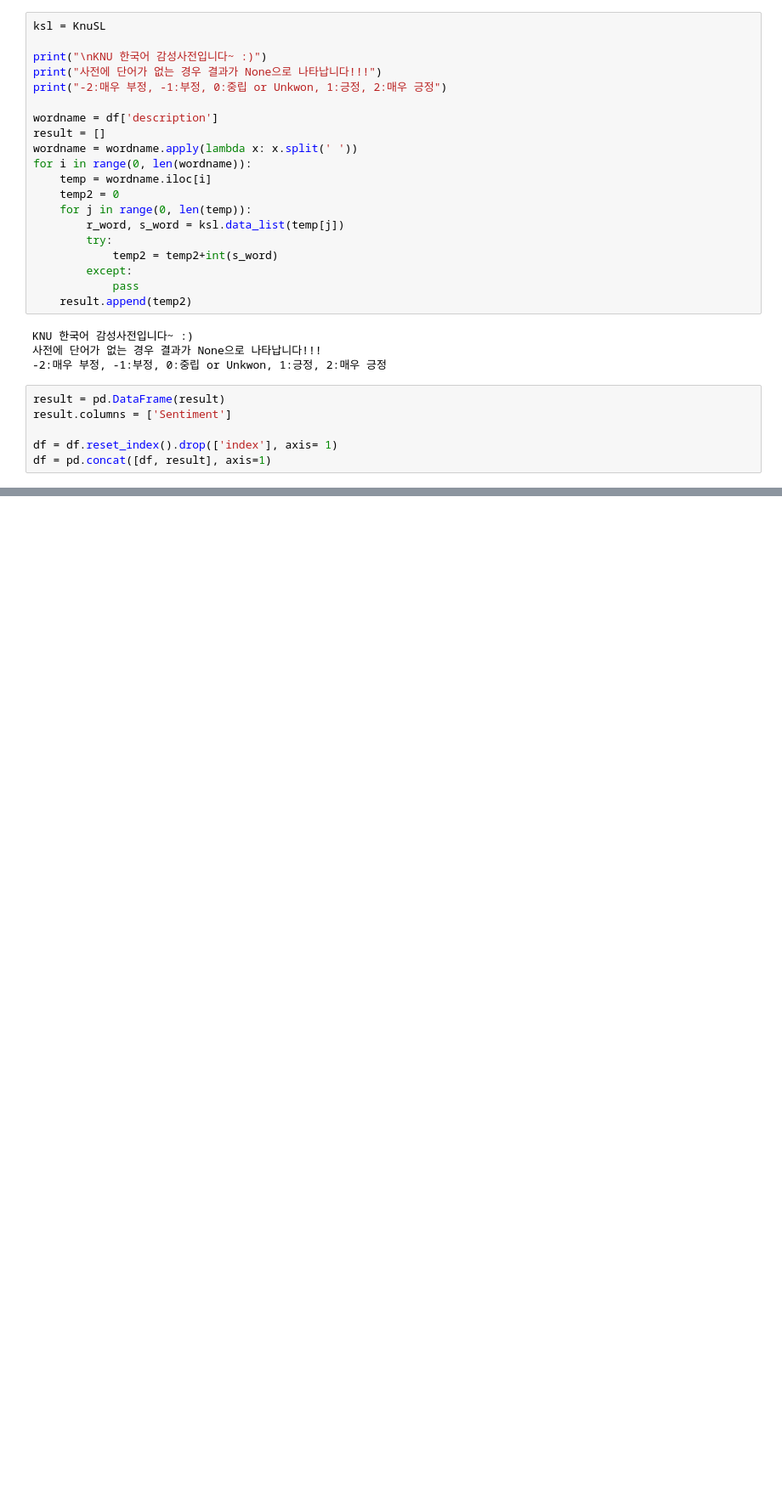
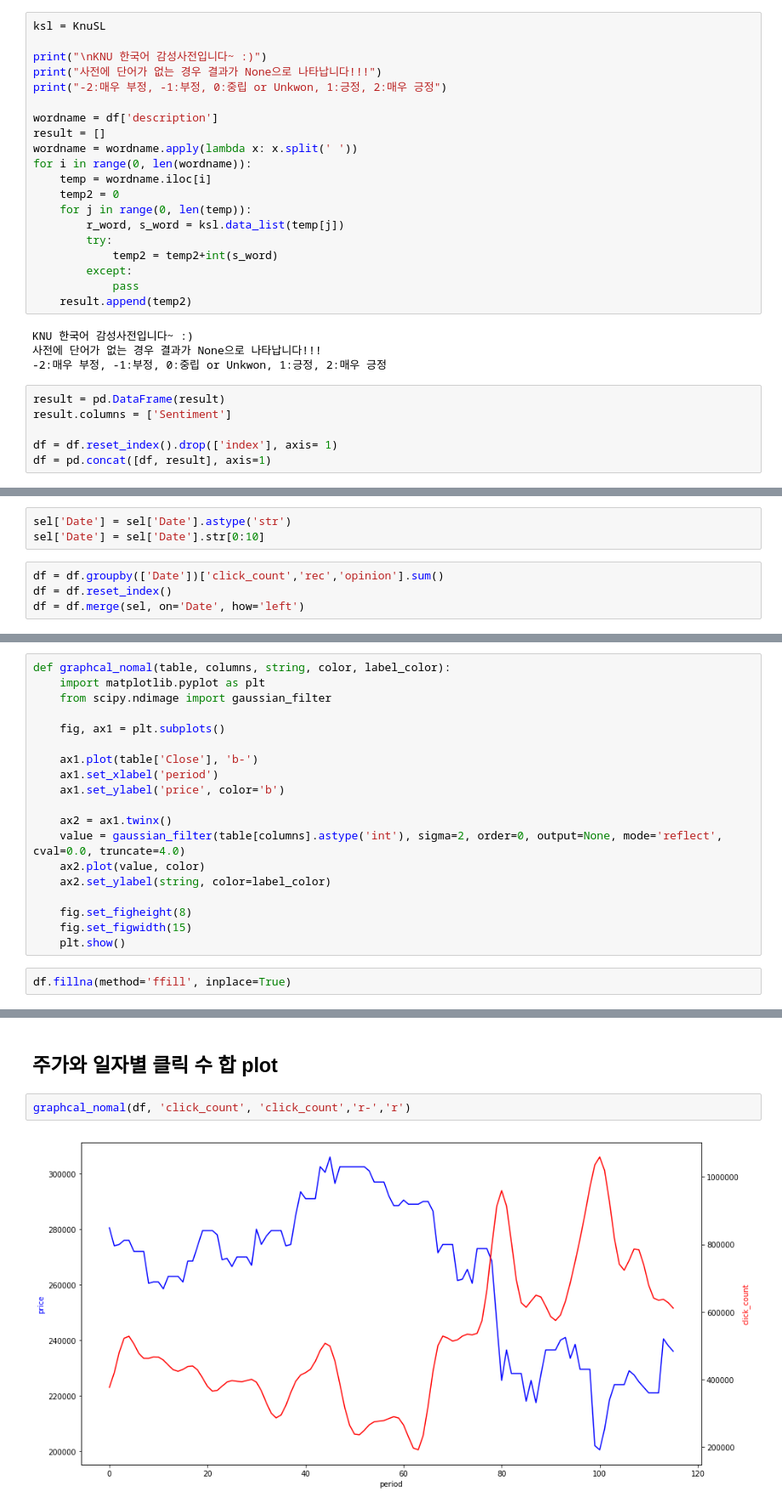
Before and after one commit to kyu90/SentimentalAnalysis, a Jupyter notebook: finance.ipynb, the cells around one changed output, grey strips where cells are left out. Shown at 85% size. Cells and saved outputs as stored; diff of their text form; blank space fills up the shorter version.

```diff
--- a/finance.ipynb
+++ b/finance.ipynb
@@ -169,0 +434,7 @@ date
+# %%
+sel['Date'] = sel['Date'].astype('str')
+sel['Date'] = sel['Date'].str[0:10]
+# %%
+df = df.groupby(['Date'])['click_count','rec','opinion'].sum()
+df = df.reset_index()
+df = df.merge(sel, on='Date', how='left')
@@ -169,0 +450,21 @@ date
+# %%
+def graphcal_nomal(table, columns, string, color, label_color):
+    import matplotlib.pyplot as plt
+    from scipy.ndimage import gaussian_filter
+
+    fig, ax1 = plt.subplots()
+
+    ax1.plot(table['Close'], 'b-')
+    ax1.set_xlabel('period')
+    ax1.set_ylabel('price', color='b')
+
+    ax2 = ax1.twinx()
+    value = gaussian_filter(table[columns].astype('int'), sigma=2, order=0, output=None, mode='reflect', cval=0.0, truncate=4.0)
+    ax2.plot(value, color)
+    ax2.set_ylabel(string, color=label_color)
+
+    fig.set_figheight(8)
+    fig.set_figwidth(15)
+    plt.show()
+# %%
+df.fillna(method='ffill', inplace=True)
@@ -169,0 +473,6 @@ date
+# %% [markdown]
+## 주가와 일자별 클릭 수 합 plot
+# %%
+graphcal_nomal(df, 'click_count', 'click_count','r-','r')
+# %% [output]
+[figure, added]
```
Also changed, not shown: parts of 54 cells of this notebook.
